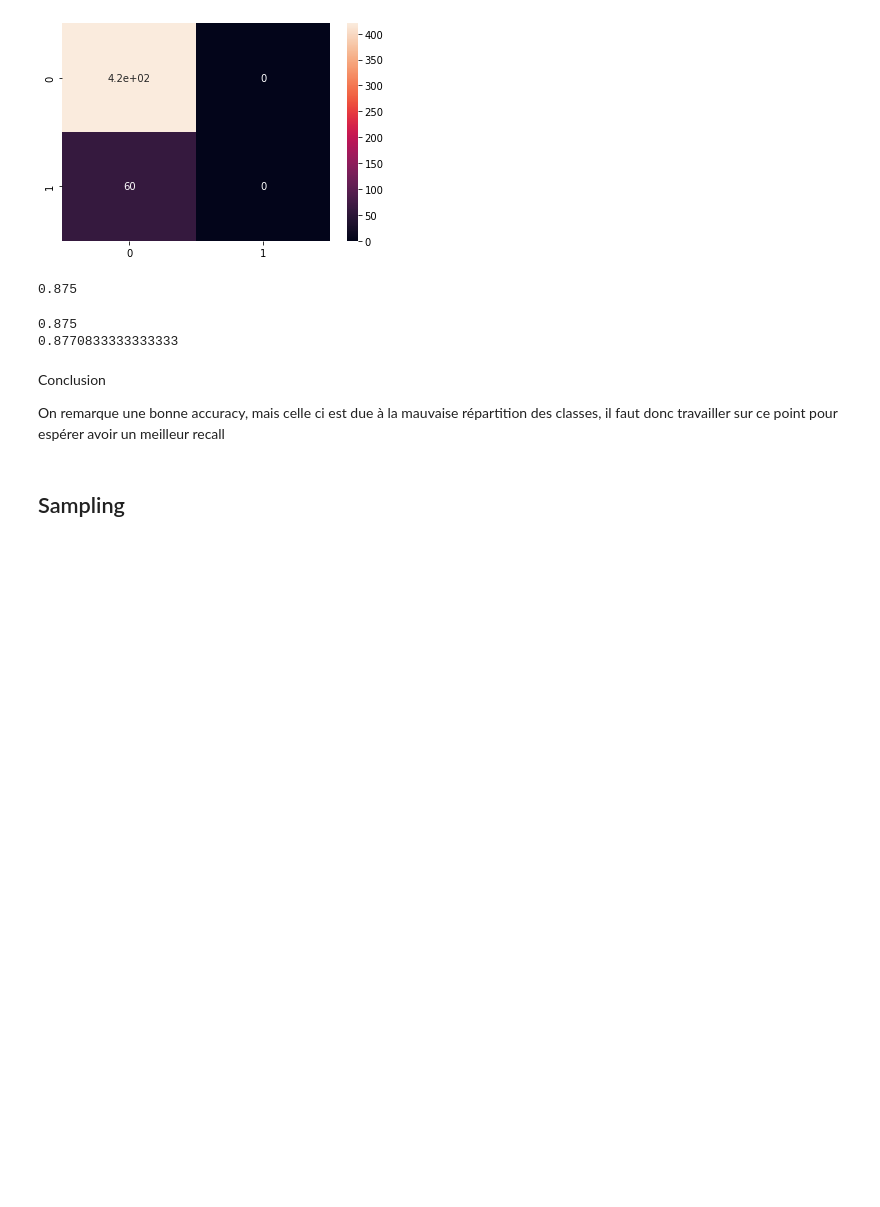
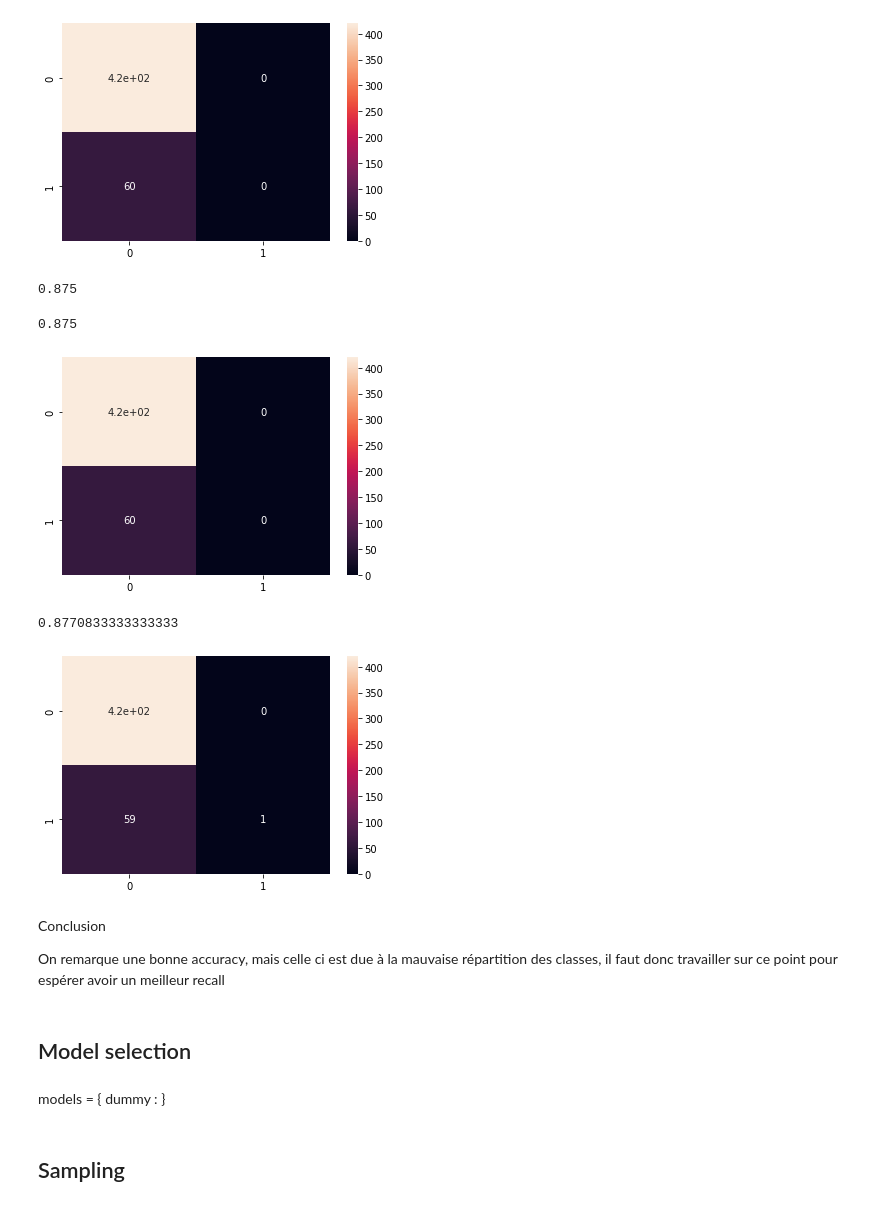
Before and after one commit to MaximMangematinM/poc_concensiousness, a Jupyter notebook: awake.ipynb, the cells around one changed output. Cells and saved outputs as stored; diff of their text form; code cells hidden in the pictures; blank space fills up the shorter version.

```diff
--- a/awake.ipynb
+++ b/awake.ipynb
@@ -211,18 +211,28 @@ accuracy_score(y_pred=pred, y_true=y_tst)
 # %%
 max = 0
 for estimator in score["estimator"]:
     pred = estimator.predict(x_csp_average_test)
     acc = accuracy_score(y_pred=pred, y_true=y_tst)
     if acc > max:
         print(acc)
         max = acc
+        sns.heatmap(confusion_matrix(y_tst, pred), annot=True)
+        plt.show()
 # %% [output]
 0.875
-0.8770833333333333
+[figure, added]
+0.8770833333333333
+[figure, added]
 # %% [markdown]
 Conclusion
 
 On remarque une bonne accuracy, mais celle ci est due à la mauvaise répartition des classes, il faut donc travailler sur ce point pour espérer avoir un meilleur recall
+# %% [markdown]
+## Model selection
+# %% [markdown]
+models = {
+    dummy :
+}
 # %% [markdown]
 ## Sampling
 # %%
```
Also changed, not shown: parts of 7 cells of this notebook.
